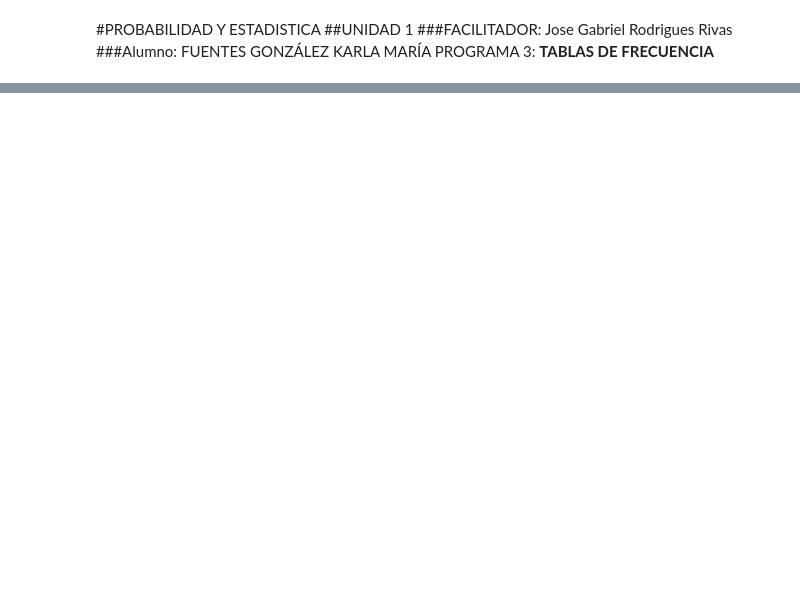
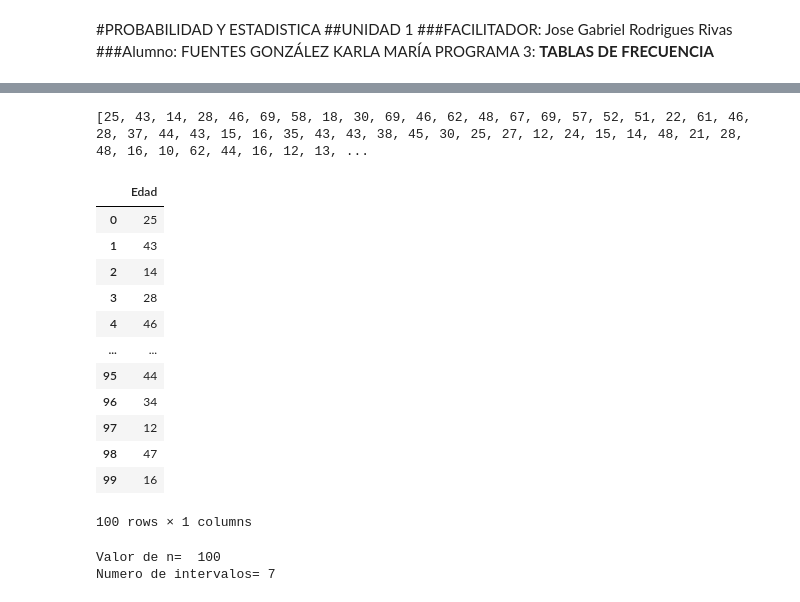
Before and after one commit to karla23x-01/Probabilidad-y-Estad-stica, a Jupyter notebook: Unidad1/Practica_3.ipynb, the cells around one changed output, grey strips where cells are left out. Saved outputs shown, nothing was run; the diff lists cells and outputs as text; code cells hidden in the pictures; blank space fills up the shorter version.

```diff
--- a/Unidad1/Practica_3.ipynb
+++ b/Unidad1/Practica_3.ipynb
@@ -124,0 +125,29 @@ n=len(edades)
+# %%
+print(edades)
+# %% [output]
+[25, 43, 14, 28, 46, 69, 58, 18, 30, 69, 46, 62, 48, 67, 69, 57, 52, 51, 22, 61, 46, 28, 37, 44, 43, 15, 16, 35, 43, 43, 38, 45, 30, 25, 27, 12, 24, 15, 14, 48, 21, 28, 48, 16, 10, 62, 44, 16, 12, 13, ...
+# %%
+df = pd.DataFrame({'Edad': edades})
+df
+# %% [output]
+|  | Edad |
+| 0 | 25 |
+| 1 | 43 |
+| 2 | 14 |
+| 3 | 28 |
+| 4 | 46 |
+| ... | ... |
+| 95 | 44 |
+| 96 | 34 |
+| 97 | 12 |
+| 98 | 47 |
+| 99 | 16 |
+100 rows × 1 columns
+# %%
+import math
+n = len(edades)
+K = int(1 + math.log2(n))
+print("Valor de n= ", n , "\nNumero de intervalos=", K)
+# %% [output]
+Valor de n=  100
+Numero de intervalos= 7
```
Also changed, not shown: parts of 15 cells of this notebook.
